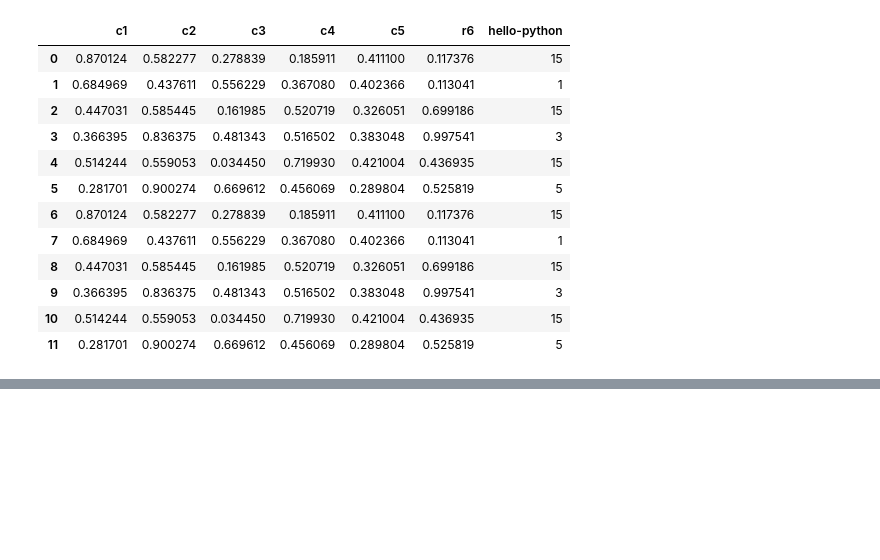
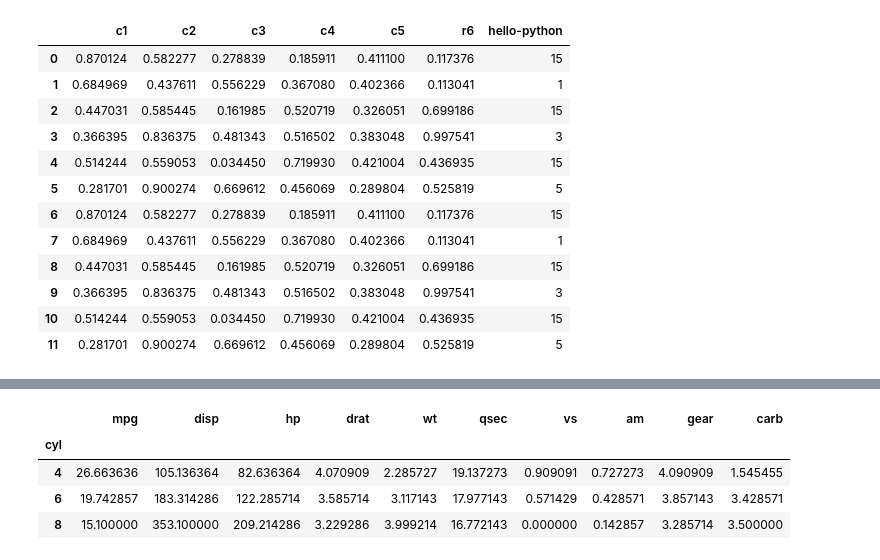
Before and after one commit to ArthurEzenwanne/python-learning, a Jupyter notebook: Lesson-1-Practice.ipynb, the cells around one changed output, grey strips where cells are left out. Saved outputs shown, nothing was run; the diff lists cells and outputs as text; code cells hidden in the pictures; blank space fills up the shorter version.

```diff
--- a/Lesson-1-Practice.ipynb
+++ b/Lesson-1-Practice.ipynb
@@ -504,0 +530,9 @@ added_tables.sort_values(by=['c4'],ascending=[False])   # Not giving best expect
+# %%
+car_grp = data_cars.groupby(data_cars['cyl'])       #.groupby(data_cars['cyl']) and .groupby(['cyl'])
+car_grp.mean()                                      #yields same results; which is better? I think the second!
+# %% [output]
+|  | mpg | disp | hp | drat | wt | qsec | vs | am | gear | carb |
+| cyl |  |  |  |  |  |  |  |  |  |  |
+| 4 | 26.663636 | 105.136364 | 82.636364 | 4.070909 | 2.285727 | 19.137273 | 0.909091 | 0.727273 | 4.090909 | 1.545455 |
+| 6 | 19.742857 | 183.314286 | 122.285714 | 3.585714 | 3.117143 | 17.977143 | 0.571429 | 0.428571 | 3.857143 | 3.428571 |
+| 8 | 15.100000 | 353.100000 | 209.214286 | 3.229286 | 3.999214 | 16.772143 | 0.000000 | 0.142857 | 3.285714 | 3.500000 |
```
Also changed, not shown: parts of 7 cells of this notebook.
